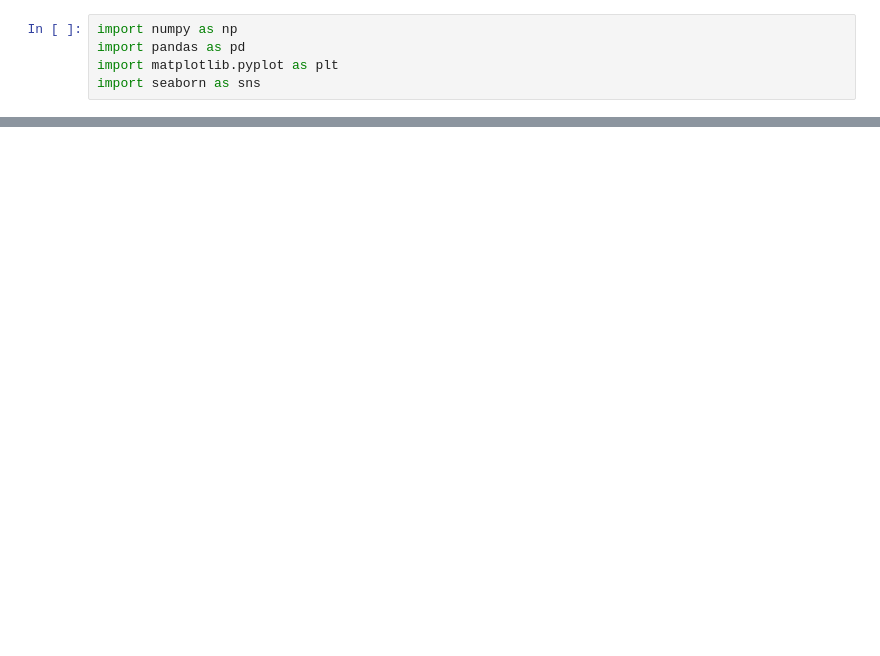
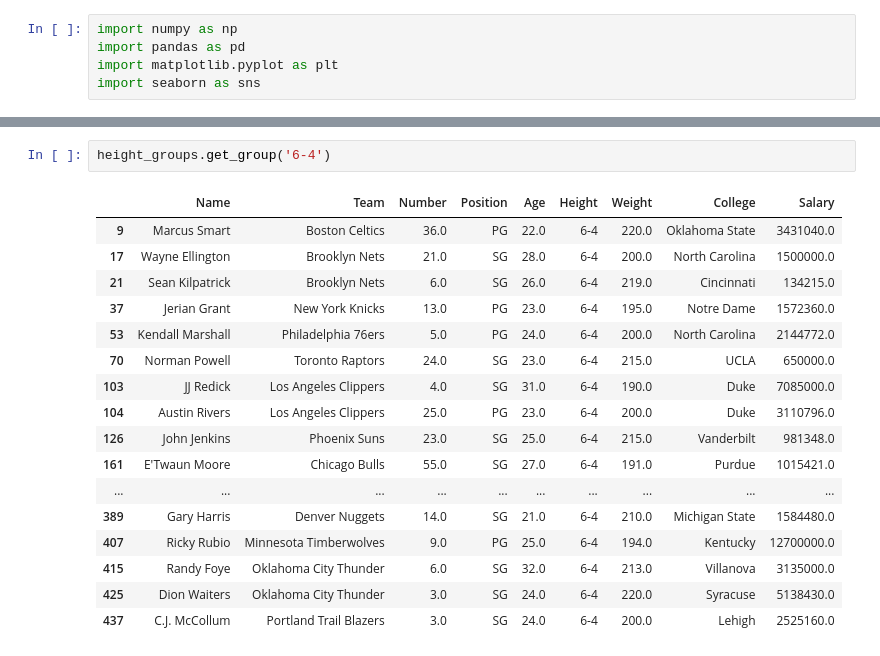
Before and after one commit to Advait0801/SPPU-COMP-2019-Assignments, a Jupyter notebook: Assignment3/Assignment3.1.ipynb, the cells around one changed output, grey strips where cells are left out. Drawn from its saved outputs; the diff is of its cells as text; blank space fills up the shorter version.

```diff
--- a/Assignment3/Assignment3.1.ipynb
+++ b/Assignment3/Assignment3.1.ipynb
@@ -89,0 +148,20 @@ Name: alcohol, dtype: float64
+# %%
+height_groups.get_group('6-4')
+# %% [output]
+|  | Name | Team | Number | Position | Age | Height | Weight | College | Salary |
+| 9 | Marcus Smart | Boston Celtics | 36.0 | PG | 22.0 | 6-4 | 220.0 | Oklahoma State | 3431040.0 |
+| 17 | Wayne Ellington | Brooklyn Nets | 21.0 | SG | 28.0 | 6-4 | 200.0 | North Carolina | 1500000.0 |
+| 21 | Sean Kilpatrick | Brooklyn Nets | 6.0 | SG | 26.0 | 6-4 | 219.0 | Cincinnati | 134215.0 |
+| 37 | Jerian Grant | New York Knicks | 13.0 | PG | 23.0 | 6-4 | 195.0 | Notre Dame | 1572360.0 |
+| 53 | Kendall Marshall | Philadelphia 76ers | 5.0 | PG | 24.0 | 6-4 | 200.0 | North Carolina | 2144772.0 |
+| 70 | Norman Powell | Toronto Raptors | 24.0 | SG | 23.0 | 6-4 | 215.0 | UCLA | 650000.0 |
+| 103 | JJ Redick | Los Angeles Clippers | 4.0 | SG | 31.0 | 6-4 | 190.0 | Duke | 7085000.0 |
+| 104 | Austin Rivers | Los Angeles Clippers | 25.0 | PG | 23.0 | 6-4 | 200.0 | Duke | 3110796.0 |
+| 126 | John Jenkins | Phoenix Suns | 23.0 | SG | 25.0 | 6-4 | 215.0 | Vanderbilt | 981348.0 |
+| 161 | E'Twaun Moore | Chicago Bulls | 55.0 | SG | 27.0 | 6-4 | 191.0 | Purdue | 1015421.0 |
+| ... | ... | ... | ... | ... | ... | ... | ... | ... | ... |
+| 389 | Gary Harris | Denver Nuggets | 14.0 | SG | 21.0 | 6-4 | 210.0 | Michigan State | 1584480.0 |
+| 407 | Ricky Rubio | Minnesota Timberwolves | 9.0 | PG | 25.0 | 6-4 | 194.0 | Kentucky | 12700000.0 |
+| 415 | Randy Foye | Oklahoma City Thunder | 6.0 | SG | 32.0 | 6-4 | 213.0 | Villanova | 3135000.0 |
+| 425 | Dion Waiters | Oklahoma City Thunder | 3.0 | SG | 24.0 | 6-4 | 220.0 | Syracuse | 5138430.0 |
+| 437 | C.J. McCollum | Portland Trail Blazers | 3.0 | SG | 24.0 | 6-4 | 200.0 | Lehigh | 2525160.0 |
```
Also changed, not shown: parts of 20 cells of this notebook, 3 other files.
